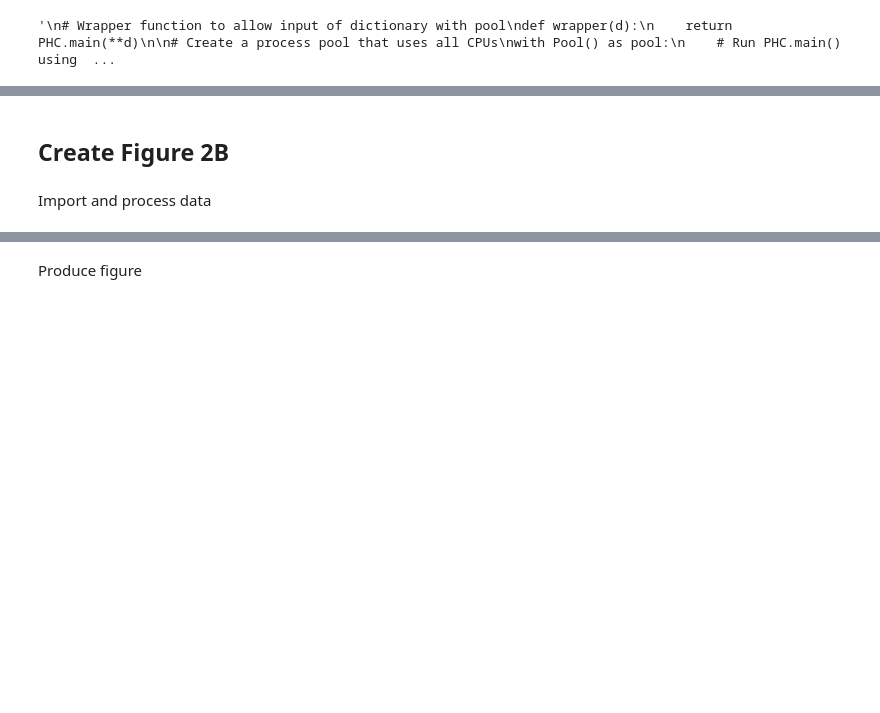
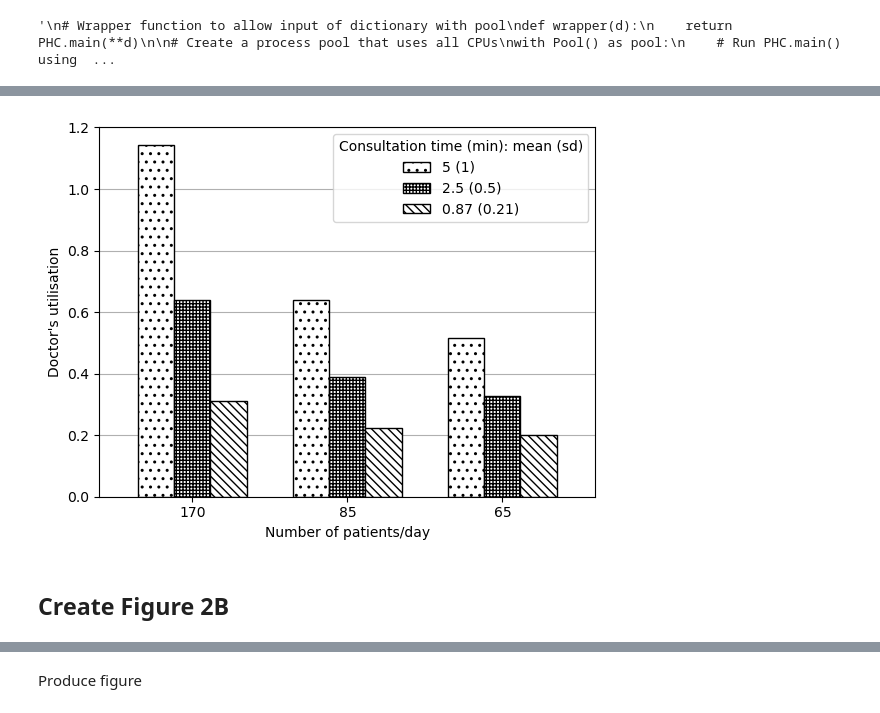
Before and after one commit to pythonhealthdatascience/stars-reproduce-shoaib-2022, a Jupyter notebook: reproduction/reproduce_fig2.ipynb, the cells around one changed output, grey strips where cells are left out. Cells and saved outputs as stored; diff of their text form; code cells hidden in the pictures; blank space fills up the shorter version.

```diff
--- a/reproduction/reproduce_fig2.ipynb
+++ b/reproduction/reproduce_fig2.ipynb
@@ -149,0 +195,10 @@ with Pool() as pool:
+# %%
+# Import and process results
+data_full = process_results([
+    'f2_arr170_serv087', 'f2_arr85_serv087', 'f2_arr65_serv087',
+    'f2_arr170_serv25', 'f2_arr85_serv25', 'f2_arr65_serv25',
+    'f2_arr170_serv5', 'f2_arr85_serv5', 'f2_arr65_serv5'])
+
+# Filter to doctor utilisation
+data_2a = data_full.loc['doc occ']
+data_2a
@@ -150,4 +265,6 @@ with Pool() as pool:
+# %%
+create_2a_2d(data_2a, ylab='''Doctor's utilisation''', file=fig2a_path)
+# %% [output]
+[figure, added]
 # %% [markdown]
 ## Create Figure 2B
-# %% [markdown]
-Import and process data
```
Also changed, not shown: parts of 18 cells of this notebook, 5 other files.
